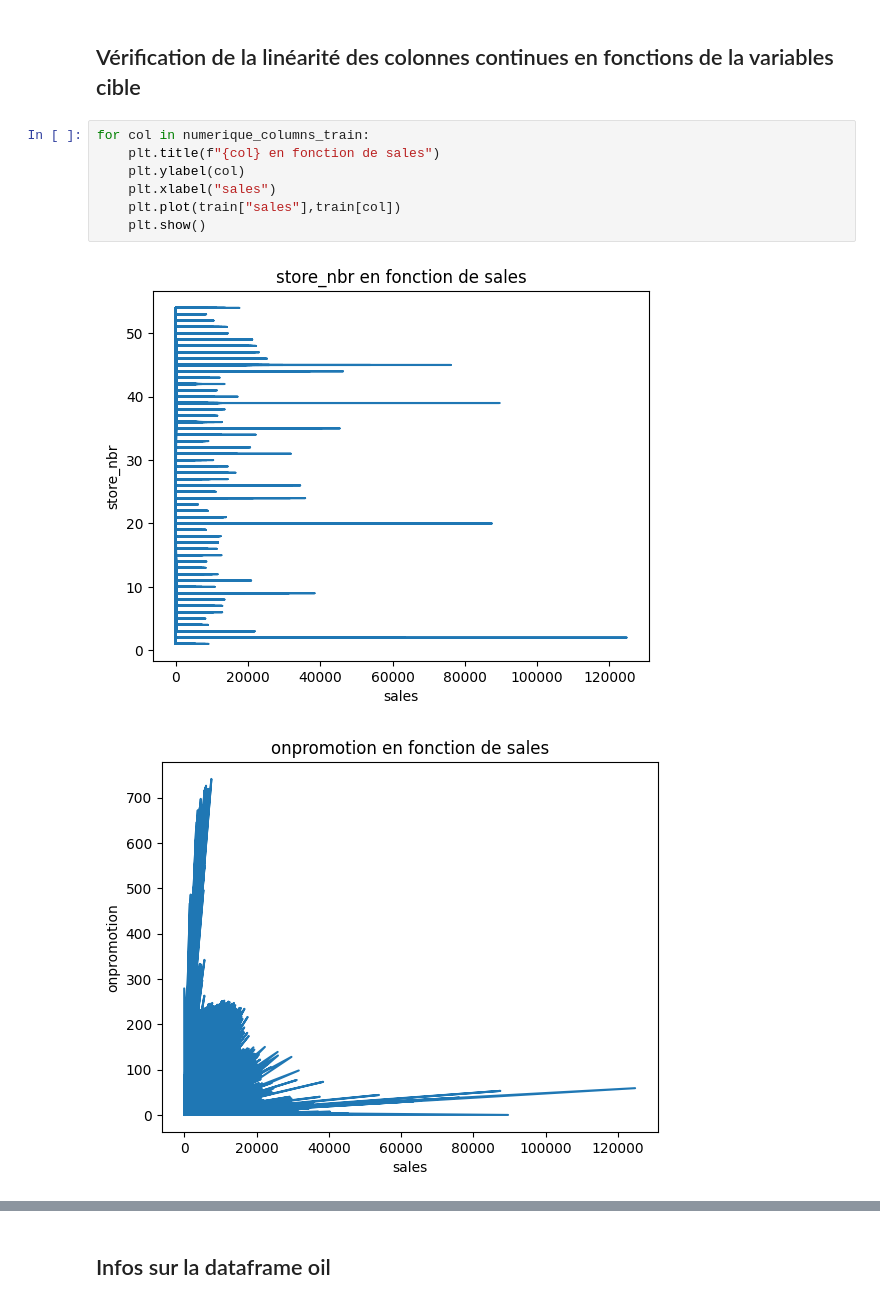
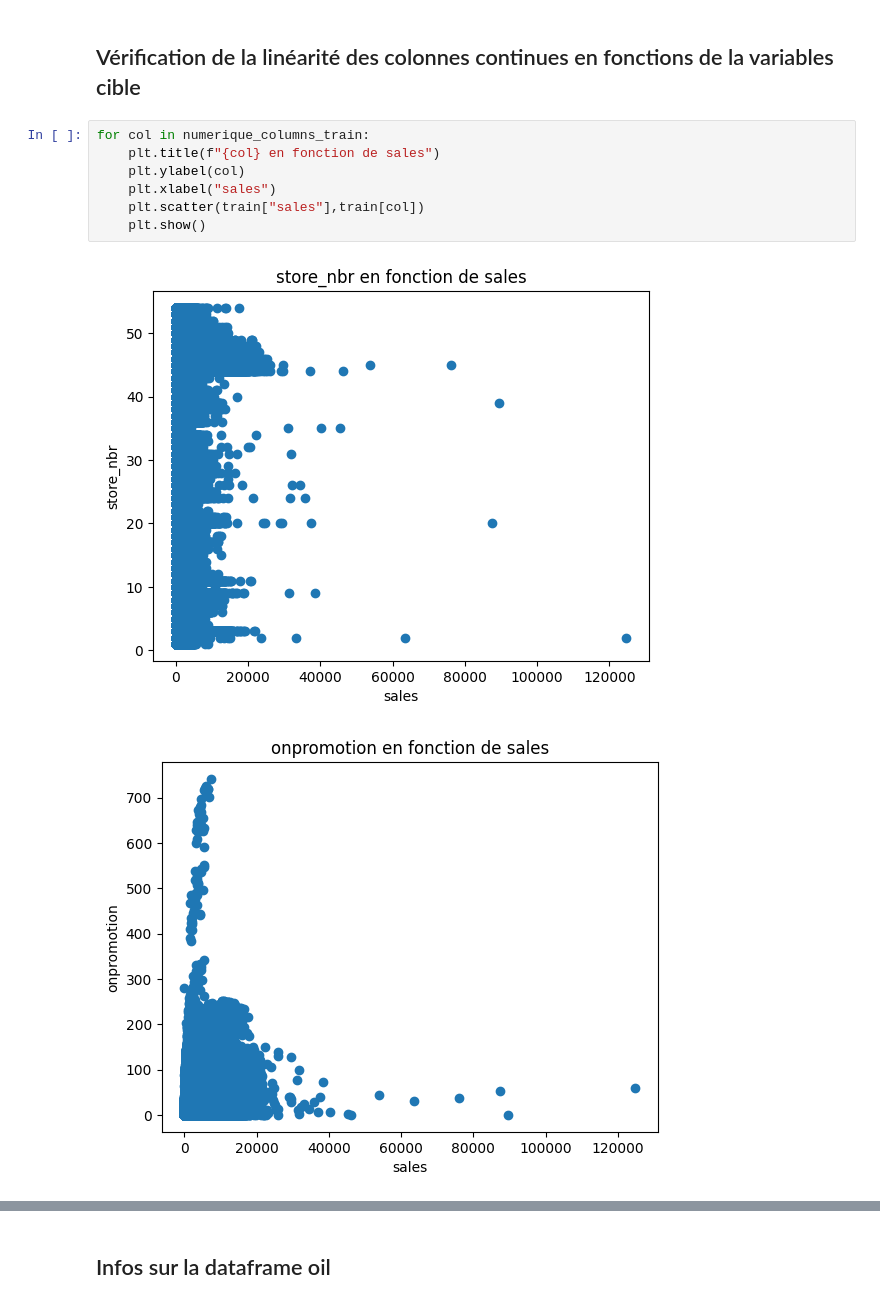
Before and after one commit to Joseph-Willson/ML_prevision, a Jupyter notebook: projet_ML.ipynb, the cells around one changed output, grey strips where cells are left out. Saved outputs shown, nothing was run; the diff lists cells and outputs as text.

```diff
--- a/projet_ML.ipynb
+++ b/projet_ML.ipynb
@@ -164,10 +164,10 @@ oil["date"].nunique()
 # %%
 for col in numerique_columns_train:
     plt.title(f"{col} en fonction de sales")
     plt.ylabel(col)
     plt.xlabel("sales")
-    plt.plot(train["sales"],train[col])
+    plt.scatter(train["sales"],train[col])
     plt.show()
 # %% [output]
-[figure, old version]
+[figure, new version]
-[figure, old version]
+[figure, new version]
```
Also changed, not shown: parts of 11 cells of this notebook, 1 other file.
